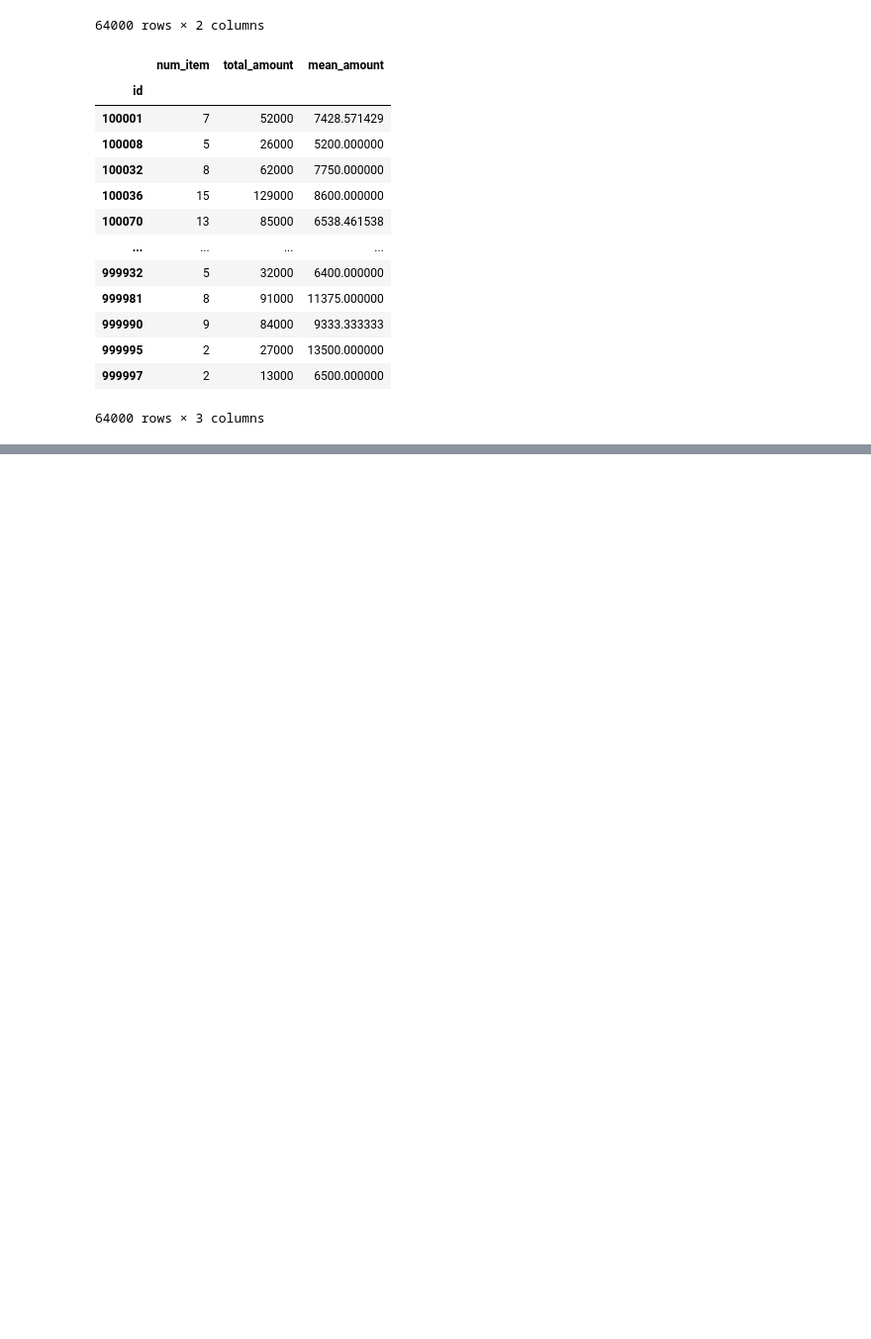
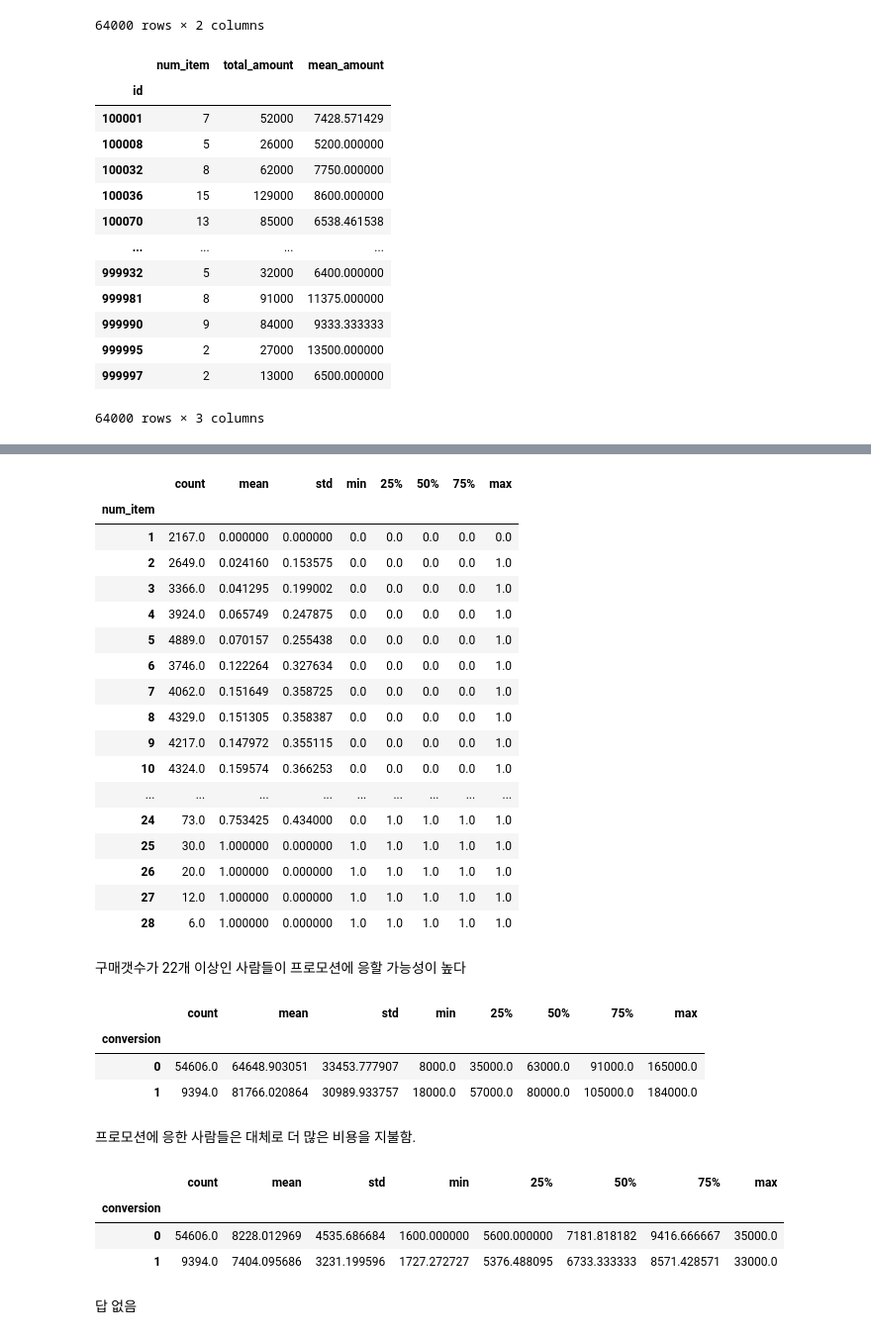
Before and after one commit to yusangsoo/Fintech_PM, a Jupyter notebook: 06_machine_learning/09_쇼핑몰_프로모션_효율예측분석_KNN, SVM_SMOTE_RandCV_강사님버젼.ipynb, the cells around one changed output, grey strips where cells are left out. Shown at 99% size. Drawn from its saved outputs; the diff is of its cells as text; code cells hidden in the pictures; blank space fills up the shorter version.

```diff
--- a/06_machine_learning/09_쇼핑몰_프로모션_효율예측분석_KNN, SVM_SMOTE_RandCV_강사님버젼.ipynb
+++ b/06_machine_learning/09_쇼핑몰_프로모션_효율예측분석_KNN, SVM_SMOTE_RandCV_강사님버젼.ipynb
@@ -263,0 +259,41 @@ mem.join(tran_total)
+# %%
+data.groupby('num_item')['conversion'].describe()
+# %% [output]
+|  | count | mean | std | min | 25% | 50% | 75% | max |
+| num_item |  |  |  |  |  |  |  |  |
+| 1 | 2167.0 | 0.000000 | 0.000000 | 0.0 | 0.0 | 0.0 | 0.0 | 0.0 |
+| 2 | 2649.0 | 0.024160 | 0.153575 | 0.0 | 0.0 | 0.0 | 0.0 | 1.0 |
+| 3 | 3366.0 | 0.041295 | 0.199002 | 0.0 | 0.0 | 0.0 | 0.0 | 1.0 |
+| 4 | 3924.0 | 0.065749 | 0.247875 | 0.0 | 0.0 | 0.0 | 0.0 | 1.0 |
+| 5 | 4889.0 | 0.070157 | 0.255438 | 0.0 | 0.0 | 0.0 | 0.0 | 1.0 |
+| 6 | 3746.0 | 0.122264 | 0.327634 | 0.0 | 0.0 | 0.0 | 0.0 | 1.0 |
+| 7 | 4062.0 | 0.151649 | 0.358725 | 0.0 | 0.0 | 0.0 | 0.0 | 1.0 |
+| 8 | 4329.0 | 0.151305 | 0.358387 | 0.0 | 0.0 | 0.0 | 0.0 | 1.0 |
+| 9 | 4217.0 | 0.147972 | 0.355115 | 0.0 | 0.0 | 0.0 | 0.0 | 1.0 |
+| 10 | 4324.0 | 0.159574 | 0.366253 | 0.0 | 0.0 | 0.0 | 0.0 | 1.0 |
+| ... | ... | ... | ... | ... | ... | ... | ... | ... |
+| 24 | 73.0 | 0.753425 | 0.434000 | 0.0 | 1.0 | 1.0 | 1.0 | 1.0 |
+| 25 | 30.0 | 1.000000 | 0.000000 | 1.0 | 1.0 | 1.0 | 1.0 | 1.0 |
+| 26 | 20.0 | 1.000000 | 0.000000 | 1.0 | 1.0 | 1.0 | 1.0 | 1.0 |
+| 27 | 12.0 | 1.000000 | 0.000000 | 1.0 | 1.0 | 1.0 | 1.0 | 1.0 |
+| 28 | 6.0 | 1.000000 | 0.000000 | 1.0 | 1.0 | 1.0 | 1.0 | 1.0 |
+# %% [markdown]
+구매갯수가 22개 이상인 사람들이 프로모션에 응할 가능성이 높다
+# %%
+data.groupby('conversion')['total_amount'].describe()
+# %% [output]
+|  | count | mean | std | min | 25% | 50% | 75% | max |
+| conversion |  |  |  |  |  |  |  |  |
+| 0 | 54606.0 | 64648.903051 | 33453.777907 | 8000.0 | 35000.0 | 63000.0 | 91000.0 | 165000.0 |
+| 1 | 9394.0 | 81766.020864 | 30989.933757 | 18000.0 | 57000.0 | 80000.0 | 105000.0 | 184000.0 |
+# %% [markdown]
+프로모션에 응한 사람들은 대체로 더 많은 비용을 지불함.
+# %%
+data.groupby('conversion')['mean_amount'].describe()
+# %% [output]
+|  | count | mean | std | min | 25% | 50% | 75% | max |
+| conversion |  |  |  |  |  |  |  |  |
+| 0 | 54606.0 | 8228.012969 | 4535.686684 | 1600.000000 | 5600.000000 | 7181.818182 | 9416.666667 | 35000.0 |
+| 1 | 9394.0 | 7404.095686 | 3231.199596 | 1727.272727 | 5376.488095 | 6733.333333 | 8571.428571 | 33000.0 |
+# %% [markdown]
+답 없음
```
Also changed, not shown: parts of 76 cells of this notebook.
